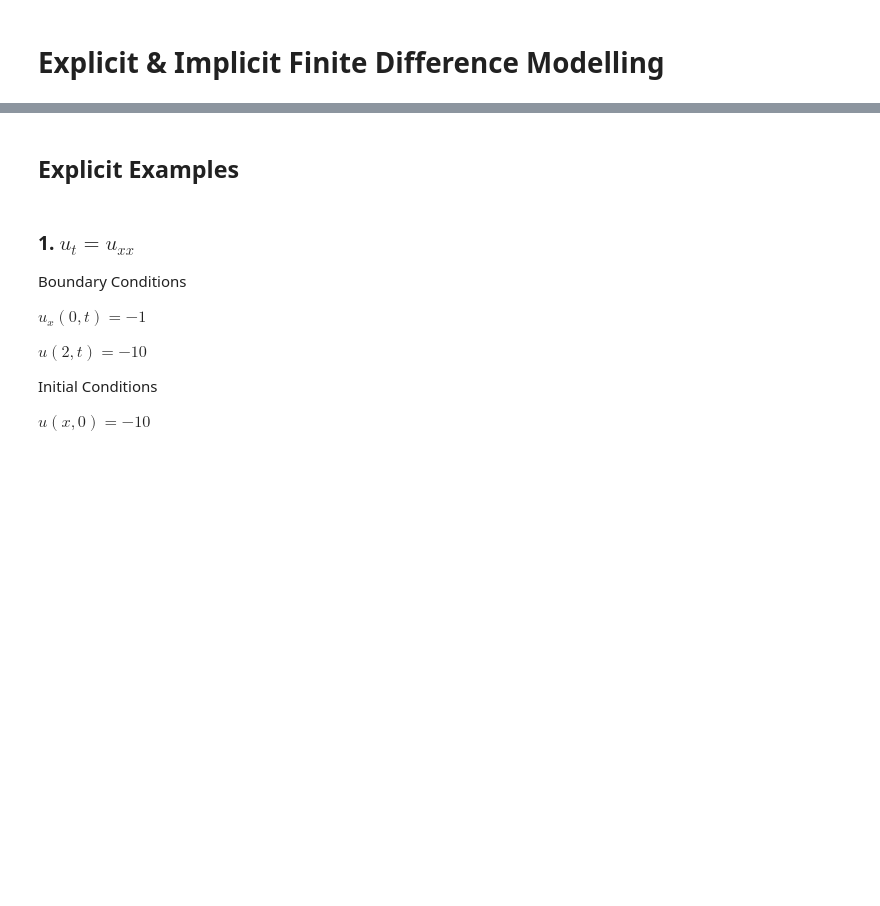
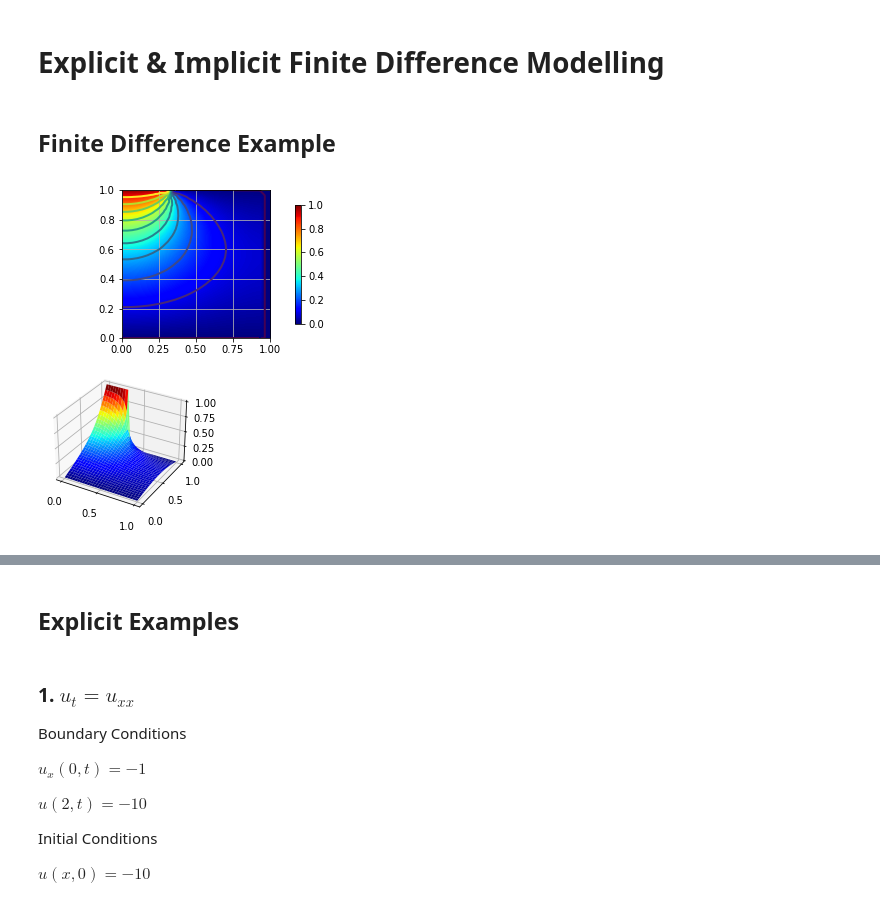
Before and after one commit to aidenweatherbee/codeFromClass, a Jupyter notebook: 3360OrbitalHeating.ipynb, the cells around one changed output, grey strips where cells are left out. Cells and saved outputs as stored; diff of their text form; code cells hidden in the pictures; blank space fills up the shorter version.

```diff
--- a/3360OrbitalHeating.ipynb
+++ b/3360OrbitalHeating.ipynb
@@ -1,2 +1,4 @@
 # %% [markdown]
 # Explicit & Implicit Finite Difference Modelling
+# %% [markdown]
+## Finite Difference Example
@@ -2,0 +89,4 @@
+# %%
+Plate2DFD(30)
+# %% [output]
+[figure, added]
```
Also changed, not shown: parts of 9 cells of this notebook.
